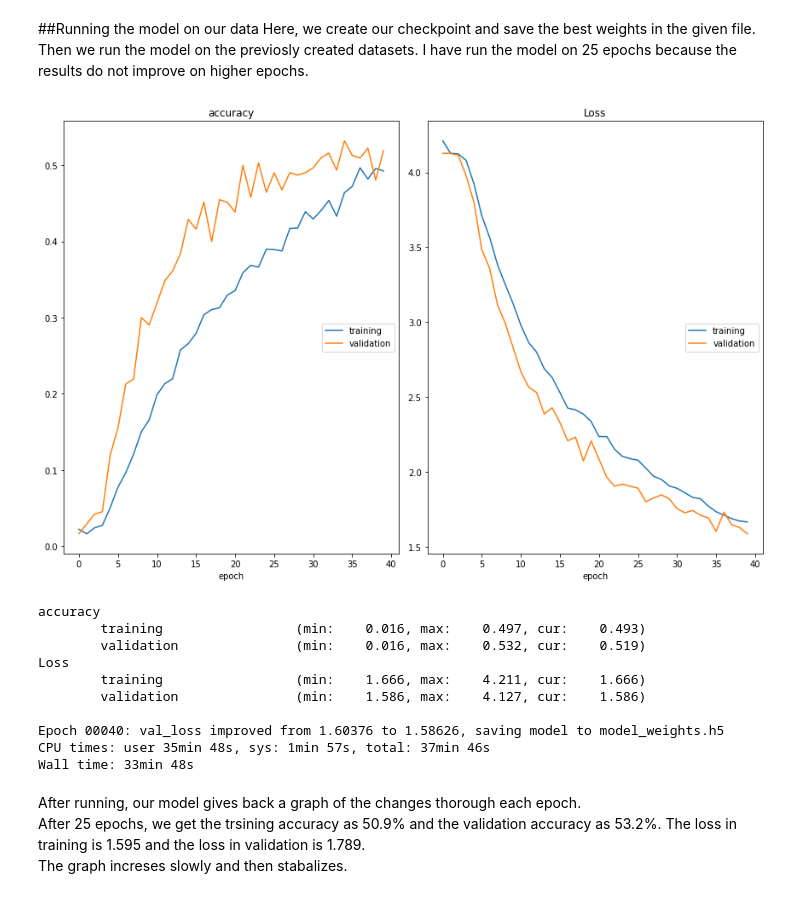
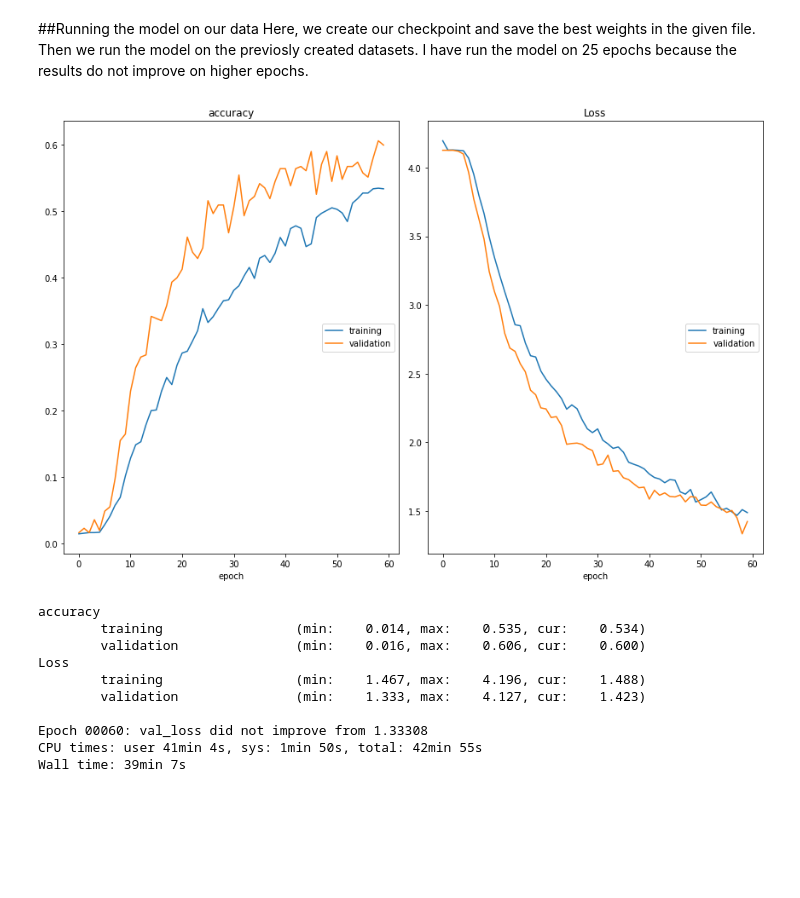
Before and after one commit to fakeharahman/IIIT-Midas-task-2, a Jupyter notebook: IITDtask1.ipynb, the cells around one changed output. Drawn from its saved outputs; the diff is of its cells as text; code cells hidden in the pictures; blank space fills up the shorter version.

```diff
--- a/IITDtask1.ipynb
+++ b/IITDtask1.ipynb
@@ -132,27 +116,23 @@ Here, we create our checkpoint and save the best weights in the given file. Then
 # %%
 %%time
 
 chkpt = ModelCheckpoint("model_weights.h5", monitor='val_loss',verbose=1, save_best_only=True, save_weights_only=True, mode='min')
 
 callbacks = [PlotLossesCallback(), chkpt]
 
-r=model.fit_generator(train_dataset, validation_data=validation_dataset, epochs=40, steps_per_epoch=len(train_dataset), validation_steps=len(validation_dataset), callbacks=callbacks)
+r=model.fit_generator(train_dataset, validation_data=validation_dataset, epochs=60, steps_per_epoch=len(train_dataset), validation_steps=len(validation_dataset), callbacks=callbacks)
 # %% [output]
-[figure, old version]
+[figure, new version]
 accuracy
-        training                 (min:    0.016, max:    0.497, cur:    0.493)
-        validation               (min:    0.016, max:    0.532, cur:    0.519)
+        training                 (min:    0.014, max:    0.535, cur:    0.534)
+        validation               (min:    0.016, max:    0.606, cur:    0.600)
 Loss
-        training                 (min:    1.666, max:    4.211, cur:    1.666)
-        validation               (min:    1.586, max:    4.127, cur:    1.586)
+        training                 (min:    1.467, max:    4.196, cur:    1.488)
+        validation               (min:    1.333, max:    4.127, cur:    1.423)
 
-Epoch 00040: val_loss improved from 1.60376 to 1.58626, saving model to model_weights.h5
-CPU times: user 35min 48s, sys: 1min 57s, total: 37min 46s
-Wall time: 33min 48s
+Epoch 00060: val_loss did not improve from 1.33308
+CPU times: user 41min 4s, sys: 1min 50s, total: 42min 55s
+Wall time: 39min 7s
-# %% [markdown]
-After running, our model gives back a graph of the changes thorough each epoch. <br>
-After 25 epochs, we get the trsining accuracy as 50.9% and the validation accuracy as 53.2%. The loss in training is 1.595 and the loss in validation is 1.789. <br>
-The graph increses slowly and then stabalizes.
 # %%
 ev=model.evaluate(validation_dataset)
 # %% [output]
```
Also changed, not shown: parts of 6 cells of this notebook.
